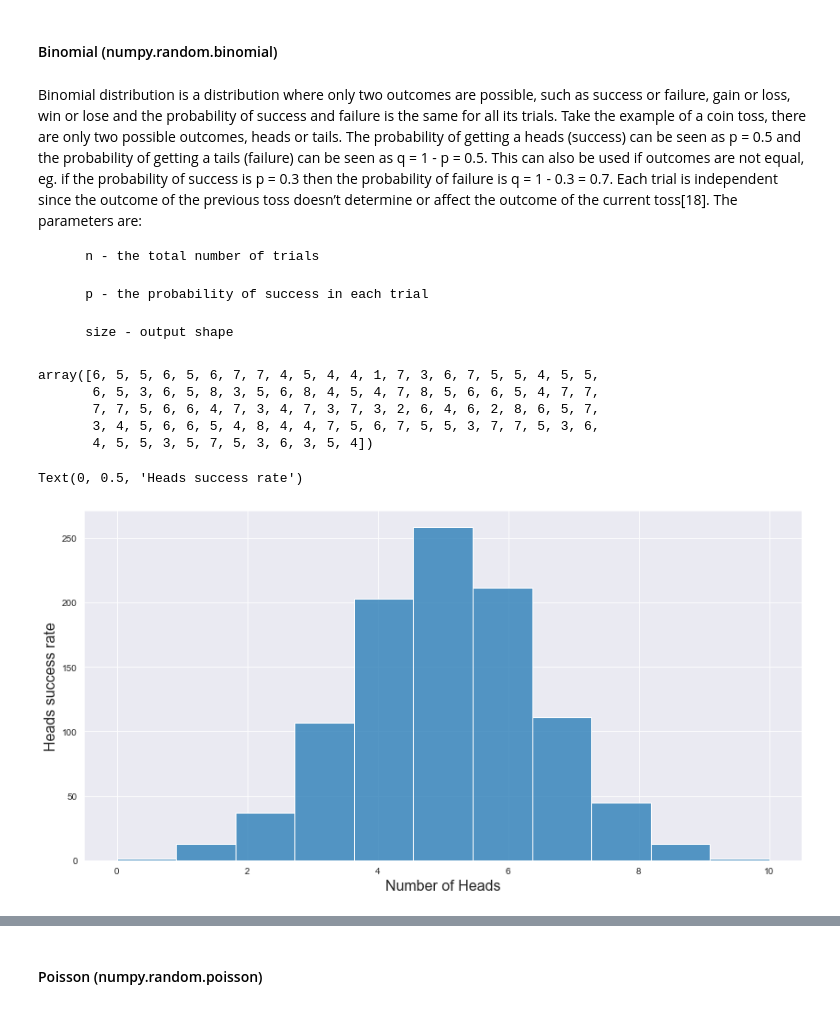
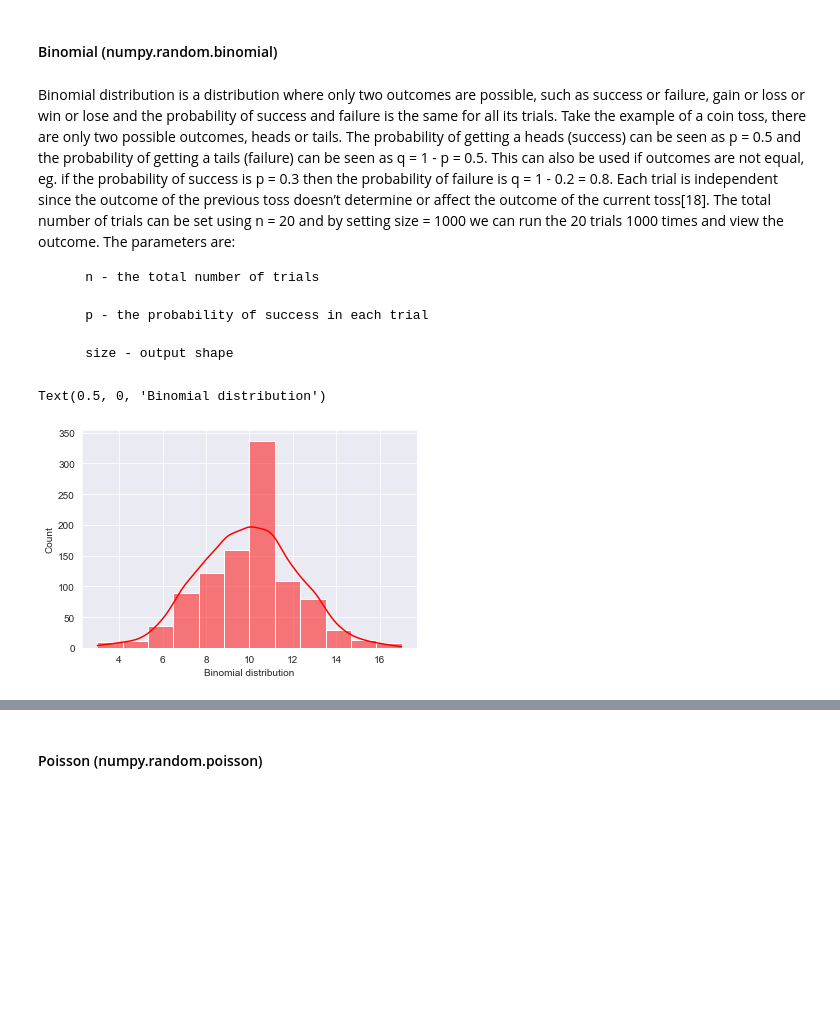
Before and after one commit to dconn20/numpy.random-package, a Jupyter notebook: Numpy.random - Package.ipynb, the cells around one changed output, grey strips where cells are left out. Drawn from its saved outputs; the diff is of its cells as text; code cells hidden in the pictures; blank space fills up the shorter version.

```diff
--- a/Numpy.random - Package.ipynb
+++ b/Numpy.random - Package.ipynb
@@ -266,47 +266,30 @@ A continuous distribution describes the probabilities of the possible values of
 
 #### Binomial (numpy.random.binomial)
 # %% [markdown]
-Binomial distribution is a distribution where only two outcomes are possible, such as success or failure, gain or loss, win or lose and the probability of success and failure is the same for all its trials. Take the example of a coin toss, there are only two possible outcomes, heads or tails. The probability of getting a heads (success) can be seen as p = 0.5 and the probability of getting a tails (failure) can be seen as q = 1 - p = 0.5. This can also be used if outcomes are not equal, eg. if the probability of success is p = 0.3 then the probability of failure is q = 1 - 0.3 = 0.7. Each trial is independent since the outcome of the previous toss doesn’t determine or affect the outcome of the current toss[18]. The parameters are:
+Binomial distribution is a distribution where only two outcomes are possible, such as success or failure, gain or loss or win or lose and the probability of success and failure is the same for all its trials. Take the example of a coin toss, there are only two possible outcomes, heads or tails. The probability of getting a heads (success) can be seen as p = 0.5 and the probability of getting a tails (failure) can be seen as q = 1 - p = 0.5. This can also be used if outcomes are not equal, eg. if the probability of success is p = 0.3 then the probability of failure is q = 1 - 0.2 = 0.8. Each trial is independent since the outcome of the previous toss doesn’t determine or affect the outcome of the current toss[18]. The total number of trials can be set using n = 20 and by setting size = 1000 we can run the 20 trials 1000 times and view the outcome. The parameters are:
 
         n - the total number of trials
 
         p - the probability of success in each trial
 
         size - output shape
-# %%
-# result of flipping a coin 10 times, tested 100 times
-ans = np.random.binomial(10, .5, 100)
-ans
-# %% [output]
-array([6, 5, 5, 6, 5, 6, 7, 7, 4, 5, 4, 4, 1, 7, 3, 6, 7, 5, 5, 4, 5, 5,
-       6, 5, 3, 6, 5, 8, 3, 5, 6, 8, 4, 5, 4, 7, 8, 5, 6, 6, 5, 4, 7, 7,
-       7, 7, 5, 6, 6, 4, 7, 3, 4, 7, 3, 7, 3, 2, 6, 4, 6, 2, 8, 6, 5, 7,
-       3, 4, 5, 6, 6, 5, 4, 8, 4, 4, 7, 5, 6, 7, 5, 5, 3, 7, 7, 5, 3, 6,
-       4, 5, 5, 3, 5, 7, 5, 3, 6, 3, 5, 4])
-# %%
-# Coin toss trial function which displays binomial distribution [19]
-
-# Number of trials
-trials = 1000
-# Number of independent experiments in each trial
-n = 10
-# Probability of success for each experiment
-p = 0.5
-# heads is a list of the number of successes from each trial of n experiments
-def binom(trials, n, p):
-    heads = []
-    for i in range(trials):
-        tosses = [np.random.random() for i in range(n)]
-        heads.append(len([i for i in tosses if i>=0.50]))
-    return heads
-# Run the function
-heads = binom(trials, n, p)
-# Plot the results as a histogram
-fig, ax = plt.subplots(figsize=(14,7))
-ax = sns.histplot(heads, bins=11, label='simulation results')
-ax.set_xlabel("Number of Heads",fontsize=16)
-ax.set_ylabel("Heads success rate",fontsize=16)
-# %% [output]
-Text(0, 0.5, 'Heads success rate')
-[figure, removed]
+# %%
+# Coin toss example which displays binomial distribution
+
+# Number of trials
+size = 1000
+# Number of independent coin tosses in each trial
+n = 20
+# Probability of success for each experiment
+p = 0.5
+
+# Run the trials
+bd = np.random.binomial(n, p, size)
+
+# Plot the result to show distribution
+ax = sns.histplot(bd, kde=True, color='red', bins=12)
+ax.set_xlabel ('Binomial distribution')
+# %% [output]
+Text(0.5, 0, 'Binomial distribution')
+[figure, added]
 # %%
```
Also changed, not shown: parts of 4 cells of this notebook.
